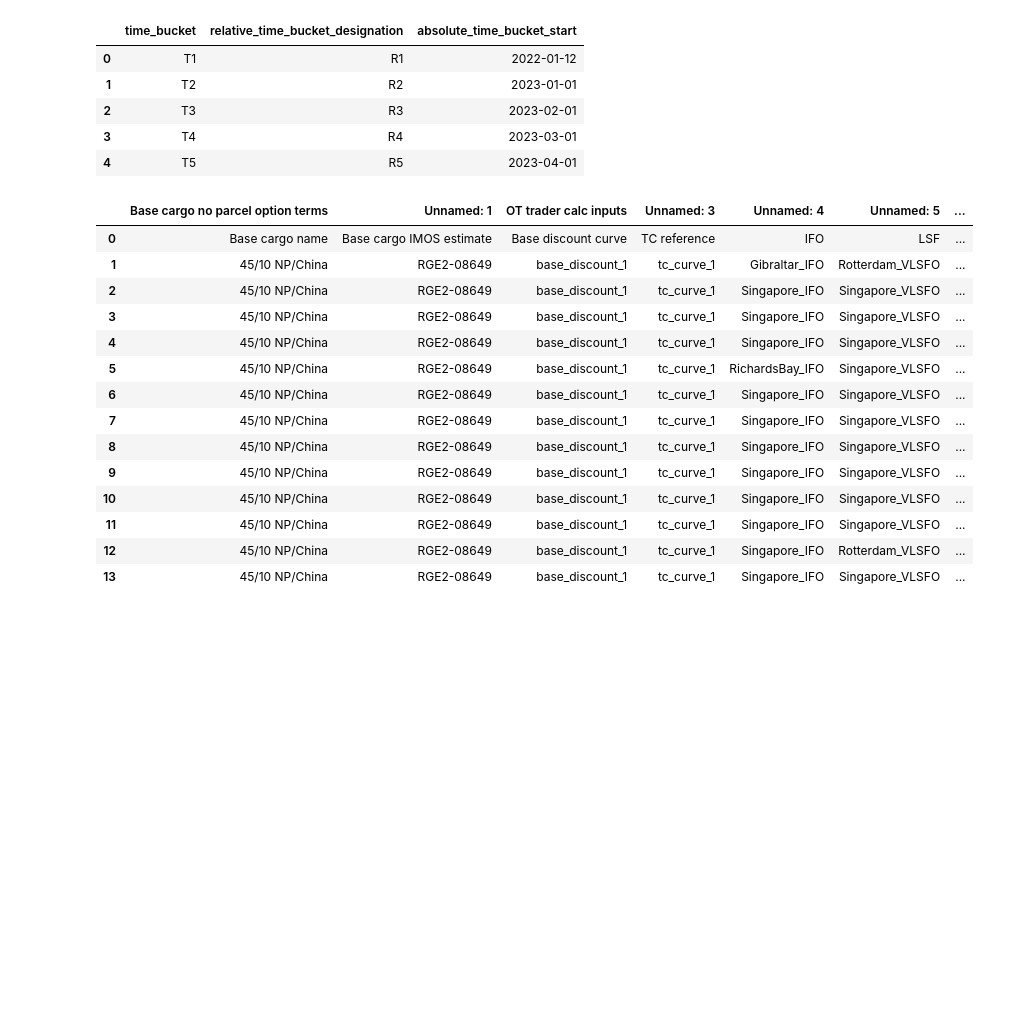
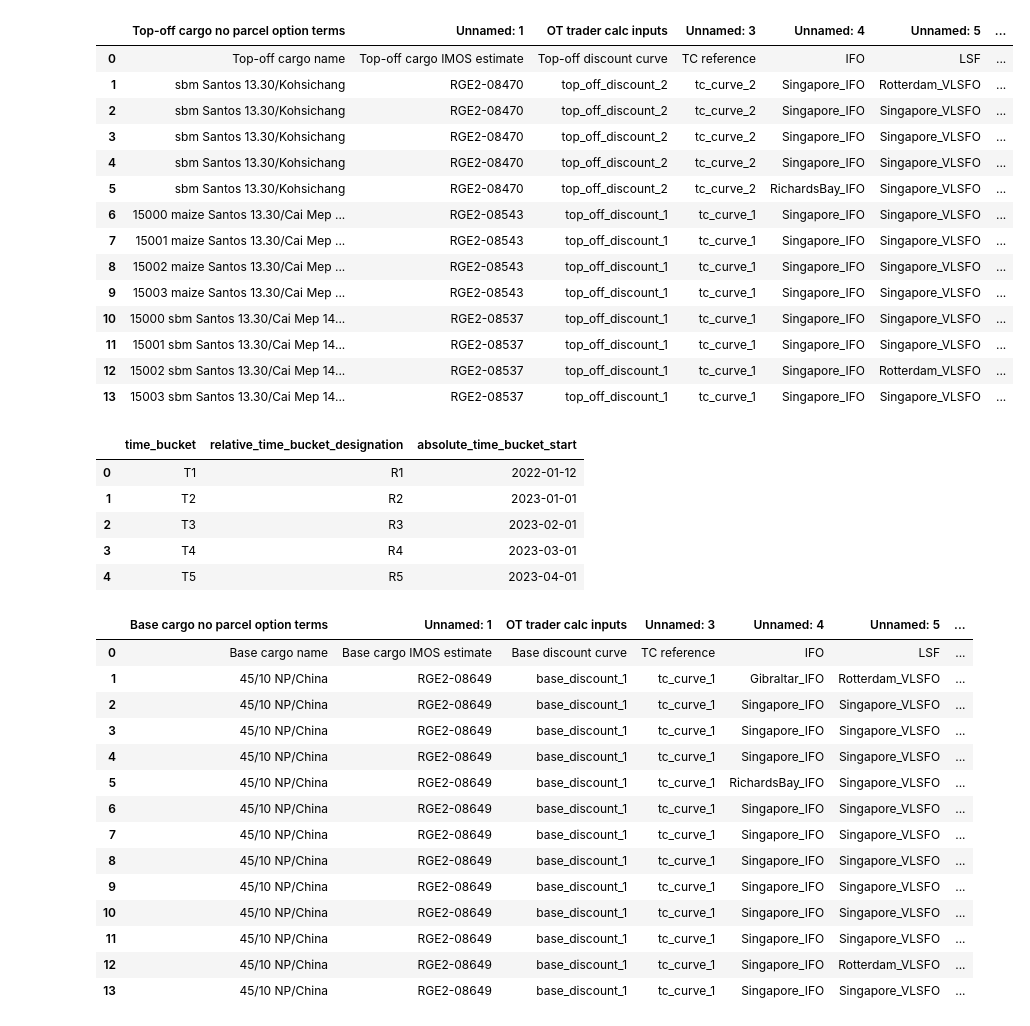
Before and after one commit to nalinjindalsamrtcube/data-quality, a Jupyter notebook: dqsample2.ipynb, the cells around one changed output. Saved outputs shown, nothing was run; the diff lists cells and outputs as text; code cells hidden in the pictures; blank space fills up the shorter version.

```diff
--- a/dqsample2.ipynb
+++ b/dqsample2.ipynb
@@ -16,3 +44,21 @@ fc_cur =pd.read_excel(file,sheet_name='fwprices')
+# %%
+top_spec
+# %% [output]
+|  | Top-off cargo no parcel option terms | Unnamed: 1 | OT trader calc inputs | Unnamed: 3 | Unnamed: 4 | Unnamed: 5 | ... |
+| 0 | Top-off cargo name | Top-off cargo IMOS estimate | Top-off discount curve | TC reference | IFO | LSF | ... |
+| 1 | sbm Santos 13.30/Kohsichang | RGE2-08470 | top_off_discount_2 | tc_curve_2 | Singapore_IFO | Rotterdam_VLSFO | ... |
+| 2 | sbm Santos 13.30/Kohsichang | RGE2-08470 | top_off_discount_2 | tc_curve_2 | Singapore_IFO | Singapore_VLSFO | ... |
+| 3 | sbm Santos 13.30/Kohsichang | RGE2-08470 | top_off_discount_2 | tc_curve_2 | Singapore_IFO | Singapore_VLSFO | ... |
+| 4 | sbm Santos 13.30/Kohsichang | RGE2-08470 | top_off_discount_2 | tc_curve_2 | Singapore_IFO | Singapore_VLSFO | ... |
+| 5 | sbm Santos 13.30/Kohsichang | RGE2-08470 | top_off_discount_2 | tc_curve_2 | RichardsBay_IFO | Singapore_VLSFO | ... |
+| 6 | 15000 maize Santos 13.30/Cai Mep ... | RGE2-08543 | top_off_discount_1 | tc_curve_1 | Singapore_IFO | Singapore_VLSFO | ... |
+| 7 | 15001 maize Santos 13.30/Cai Mep ... | RGE2-08543 | top_off_discount_1 | tc_curve_1 | Singapore_IFO | Singapore_VLSFO | ... |
+| 8 | 15002 maize Santos 13.30/Cai Mep ... | RGE2-08543 | top_off_discount_1 | tc_curve_1 | Singapore_IFO | Singapore_VLSFO | ... |
+| 9 | 15003 maize Santos 13.30/Cai Mep ... | RGE2-08543 | top_off_discount_1 | tc_curve_1 | Singapore_IFO | Singapore_VLSFO | ... |
+| 10 | 15000 sbm Santos 13.30/Cai Mep 14... | RGE2-08537 | top_off_discount_1 | tc_curve_1 | Singapore_IFO | Singapore_VLSFO | ... |
+| 11 | 15001 sbm Santos 13.30/Cai Mep 14... | RGE2-08537 | top_off_discount_1 | tc_curve_1 | Singapore_IFO | Singapore_VLSFO | ... |
+| 12 | 15002 sbm Santos 13.30/Cai Mep 14... | RGE2-08537 | top_off_discount_1 | tc_curve_1 | Singapore_IFO | Rotterdam_VLSFO | ... |
+| 13 | 15003 sbm Santos 13.30/Cai Mep 14... | RGE2-08537 | top_off_discount_1 | tc_curve_1 | Singapore_IFO | Singapore_VLSFO | ... |
 # %%
 time_buc
 # %% [output]
```
Also changed, not shown: parts of 5 cells of this notebook.
